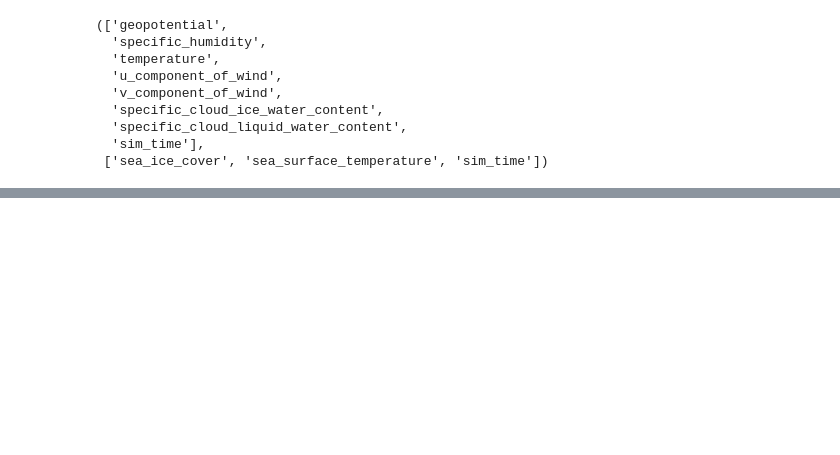
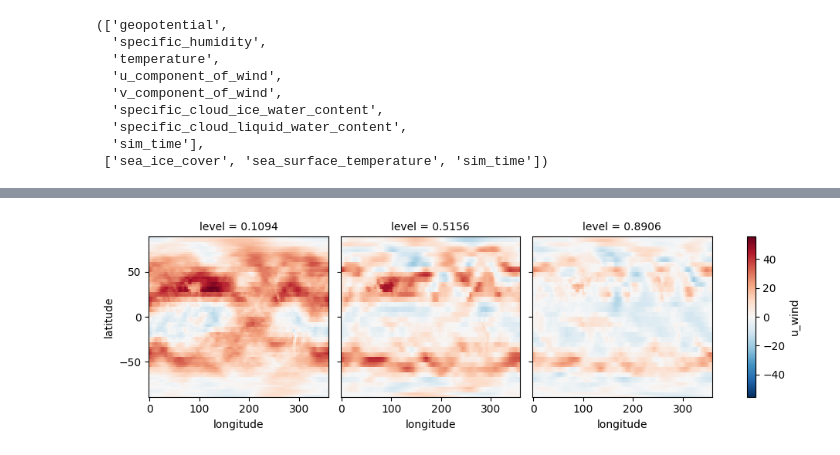
Before and after one commit to mylrcd/NeuralGCM, a Jupyter notebook: quickstart/trainModel.ipynb, the cells around one changed output, grey strips where cells are left out. Saved outputs shown, nothing was run; the diff lists cells and outputs as text; code cells hidden in the pictures; blank space fills up the shorter version.

```diff
--- a/quickstart/trainModel.ipynb
+++ b/quickstart/trainModel.ipynb
@@ -52,0 +134,28 @@ inputs_keys, forcings_keys
+# %%
+from dinosaur import spherical_harmonic
+
+nodal_vorticity = model.model_coords.horizontal.to_nodal(encoded.state.vorticity)
+nodal_divergence = model.model_coords.horizontal.to_nodal(encoded.state.divergence)
+
+nodal_u_wind, nodal_v_wind = spherical_harmonic.vor_div_to_uv_nodal(
+    model.model_coords.horizontal,
+    encoded.state.vorticity,
+    encoded.state.divergence,
+)
+
+encoded_ds = model.data_to_xarray(
+    {
+        'vorticity': model.from_nondim_units(nodal_vorticity, '1/s'),
+        'divergence': model.from_nondim_units(nodal_divergence, '1/s'),
+        'u_wind': model.from_nondim_units(nodal_u_wind, 'm/s'),
+        'v_wind': model.from_nondim_units(nodal_v_wind, 'm/s'),
+    },
+    times=None,
+    decoded=False,
+)
+# %%
+encoded_ds.u_wind.sel(level=[0.1, 0.5, 0.9], method='nearest').plot.imshow(
+    x='longitude', y='latitude', col='level',
+);
+# %% [output]
+[figure, added]
```
Also changed, not shown: parts of 27 cells of this notebook, 1 other file.
